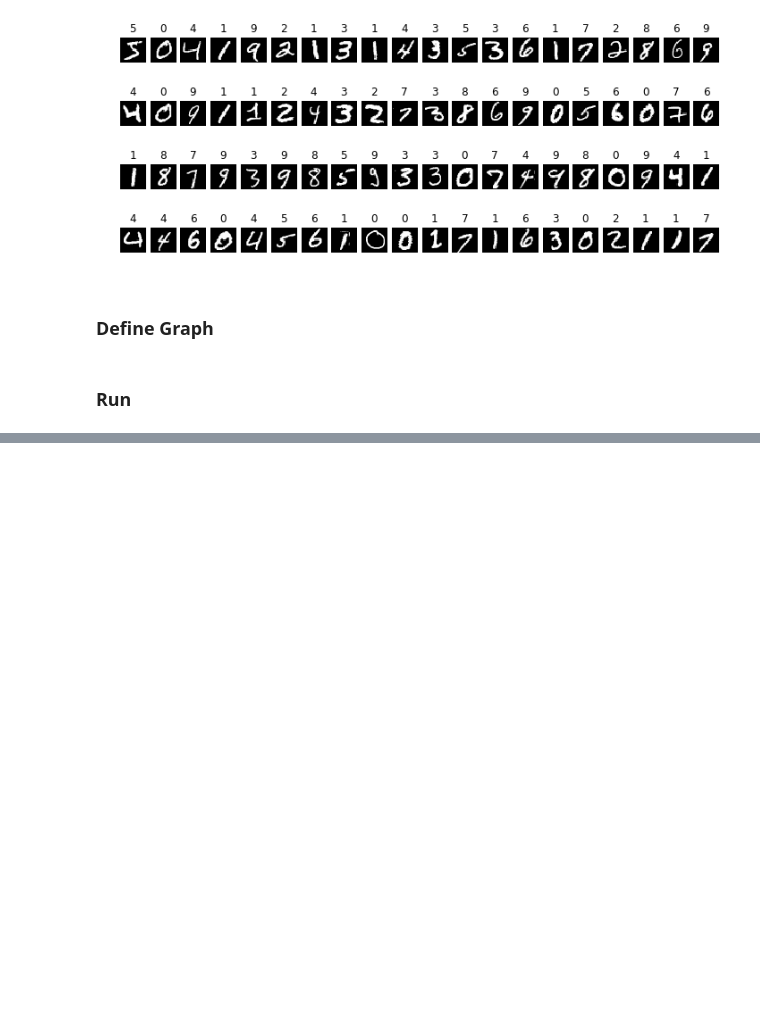
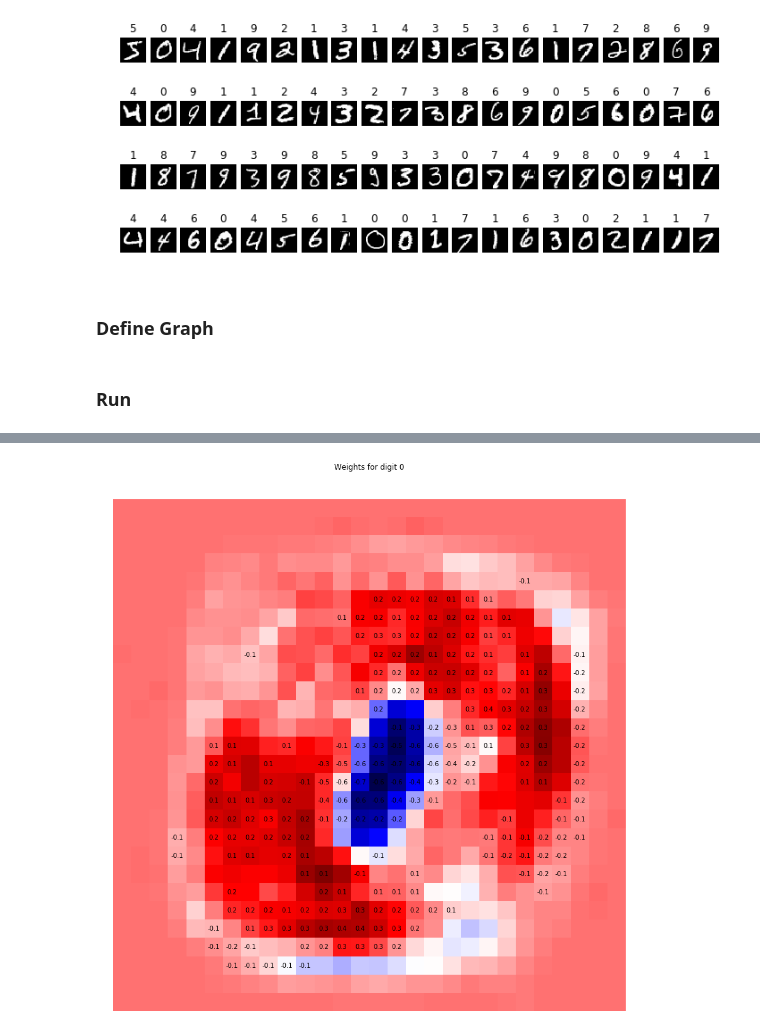
Before and after one commit to RegisC/JupyterNotebooks, a Jupyter notebook: MachineLearning/TensorFlow - MNIST.ipynb, the cells around one changed output, grey strips where cells are left out. Saved outputs shown, nothing was run; the diff lists cells and outputs as text; code cells hidden in the pictures; blank space fills up the shorter version.

```diff
--- a/MachineLearning/TensorFlow - MNIST.ipynb
+++ b/MachineLearning/TensorFlow - MNIST.ipynb
@@ -153,0 +182,13 @@ Number of errors=7
+# %%
+index = 0
+w = weights[:, index].reshape(28,28)
+fig, ax = plt.subplots(figsize=(15, 15))
+for i in range(28):
+    for j in range(28):
+        if (abs(w[i, j]) > 0.1):
+            ax.text(i, j, f'{w[i, j]:.1f}', va='center', ha='center')
+img = ax.matshow(w, cmap='seismic')
+ax.set_title(f'Weights for digit {index}')
+ax.axis('off');
+# %% [output]
+[figure, added]
```
Also changed, not shown: parts of 11 cells of this notebook.
